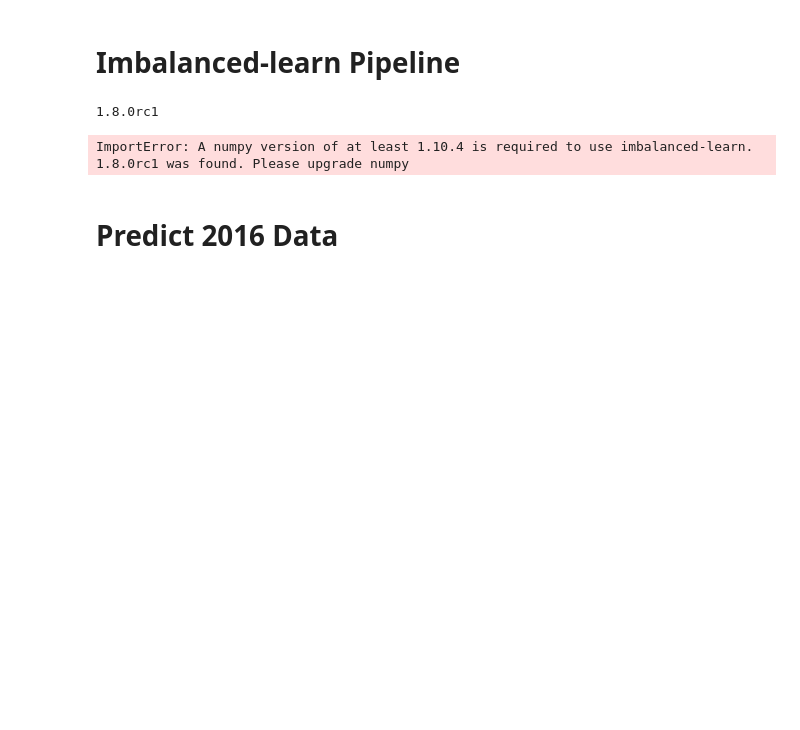
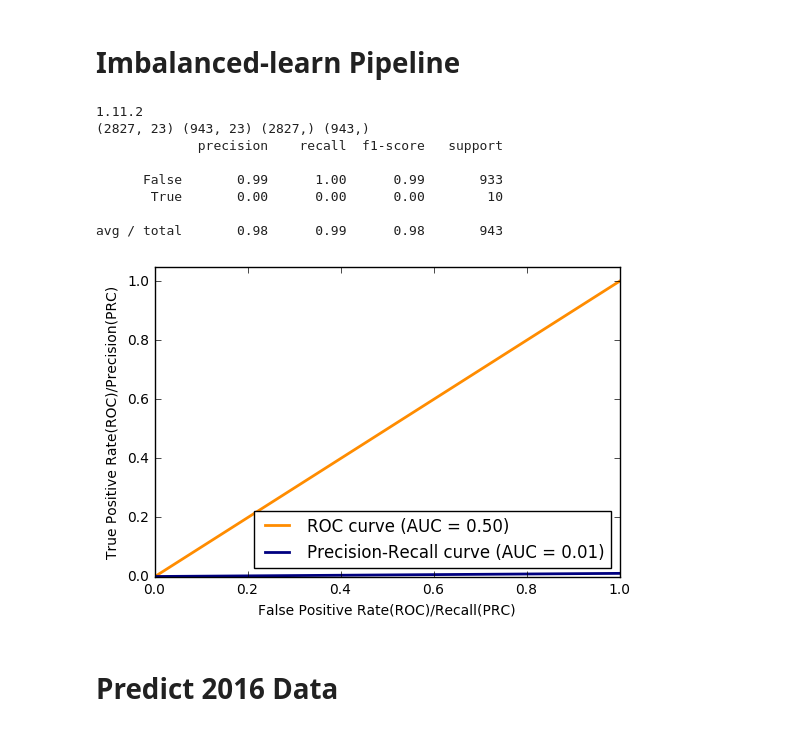
Before and after one commit to chungyushao/PDS_final, a Jupyter notebook: chung_ml_pipeline.ipynb, the cells around one changed output. Drawn from its saved outputs; the diff is of its cells as text; code cells hidden in the pictures; blank space fills up the shorter version.

```diff
--- a/chung_ml_pipeline.ipynb
+++ b/chung_ml_pipeline.ipynb
@@ -110,36 +130,47 @@ showROCCurve(y_te, y_pred)
 # %%
 print np.version.version
 from sklearn.cross_validation import train_test_split as tts
 from sklearn.datasets import make_classification
 from sklearn.decomposition import PCA
 from sklearn.metrics import classification_report
 from sklearn.neighbors import KNeighborsClassifier as KNN
 
 from imblearn.pipeline import make_pipeline
 from imblearn.under_sampling import (EditedNearestNeighbours,
                                      RepeatedEditedNearestNeighbours)
 
 
 # Create the samplers
 enn = EditedNearestNeighbours()
 renn = RepeatedEditedNearestNeighbours()
-pca = PCA(n_components=2)
+pca = PCA(n_components=23)
 
 # Create teh classifier
-knn = KNN(1)
-#X_train, X_test, y_train, y_test = tts(X_tr, y_tr, random_state=42)
+X = pd.concat([X_tr, X_te])
+y = pd.concat([y_tr, y_te])
+knn = KNN(2)
+X_train, X_test, y_train, y_test = tts(X, y, random_state=42)
 
+
+print X_train.shape, X_test.shape, y_train.shape, y_test.shape
 
 # Add one transformers and two samplers in the pipeline object
 pipeline = make_pipeline(pca, enn, renn, knn)
-pipeline.fit(X_tr, y_tr)
-y_pred = pipeline.predict(X_te)
+pipeline.fit(X_train, y_train)
+y_pred = pipeline.predict(X_test)
 
-print(classification_report(y_te, y_pred))
-showROCCurve(y_te, y_pred)
+print(classification_report(y_test, y_pred))
+showROCCurve(y_test, y_pred)
 # %% [output]
-1.8.0rc1
+1.11.2
+(2827, 23) (943, 23) (2827,) (943,)
+             precision    recall  f1-score   support
+
+      False       0.99      1.00      0.99       933
+       True       0.00      0.00      0.00        10
+
+avg / total       0.98      0.99      0.98       943
-ImportError: A numpy version of at least 1.10.4 is required to use imbalanced-learn. 1.8.0rc1 was found. Please upgrade numpy
+[figure, added]
 # %% [markdown]
 # Predict 2016 Data
 # %%
```
Also changed, not shown: parts of 7 cells of this notebook, 1 other file.
